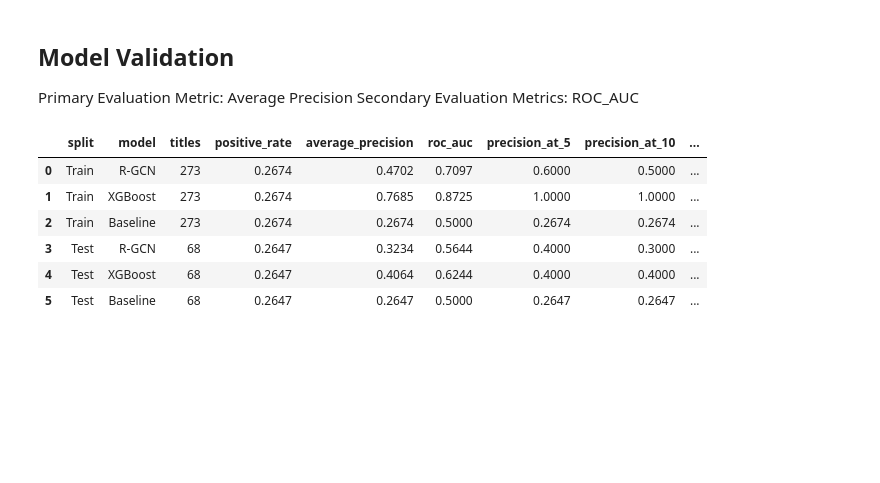
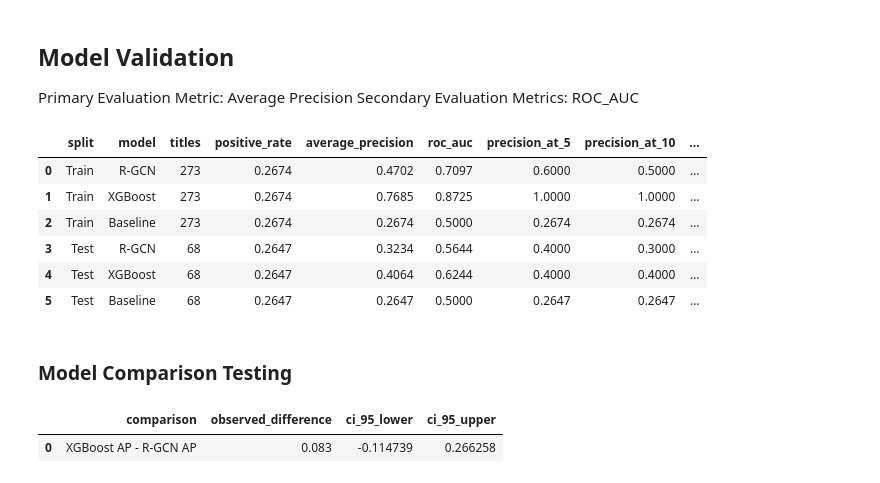
Before and after one commit to bjvvuuren/predict-play, a Jupyter notebook: modelling/SS3_PartB.ipynb, the cells around one changed output. Cells and saved outputs as stored; diff of their text form; code cells hidden in the pictures; blank space fills up the shorter version.

```diff
--- a/modelling/SS3_PartB.ipynb
+++ b/modelling/SS3_PartB.ipynb
@@ -2428,3 +2354,61 @@ display(model_metrics.round(4))
 | 3 | Test | R-GCN | 68 | 0.2647 | 0.3234 | 0.5644 | 0.4000 | 0.3000 | ... |
 | 4 | Test | XGBoost | 68 | 0.2647 | 0.4064 | 0.6244 | 0.4000 | 0.4000 | ... |
 | 5 | Test | Baseline | 68 | 0.2647 | 0.2647 | 0.5000 | 0.2647 | 0.2647 | ... |
+# %% [markdown]
+### Model Comparison Testing
+# %%
+bootstrap_rng = np.random.default_rng(42)
+
+test_target = y[test_index]
+rgcn_test = rgcn_probability[test_index]
+xgb_test = xgb_probability[test_index]
+
+ap_differences = []
+
+for _ in range(1000):
+
+    sample = bootstrap_rng.integers(
+        0,
+        len(test_target),
+        len(test_target)
+    )
+
+    sampled_target = test_target[sample]
+
+    if np.unique(sampled_target).size < 2:
+        continue
+
+    rgcn_ap = average_precision_score(
+        sampled_target,
+        rgcn_test[sample]
+    )
+
+    xgb_ap = average_precision_score(
+        sampled_target,
+        xgb_test[sample]
+    )
+
+    ap_differences.append(xgb_ap - rgcn_ap)
+
+
+ap_difference = (
+    average_precision_score(test_target, xgb_test)
+    - average_precision_score(test_target, rgcn_test)
+)
+
+ci_lower, ci_upper = np.percentile(
+    ap_differences,
+    [2.5, 97.5]
+)
+
+comparison_summary = pd.DataFrame({
+    "comparison": ["XGBoost AP - R-GCN AP"],
+    "observed_difference": [ap_difference],
+    "ci_95_lower": [ci_lower],
+    "ci_95_upper": [ci_upper]
+})
+
+display(comparison_summary)
+# %% [output]
+|  | comparison | observed_difference | ci_95_lower | ci_95_upper |
+| 0 | XGBoost AP - R-GCN AP | 0.083 | -0.114739 | 0.266258 |
```
Also changed, not shown: parts of 12 cells of this notebook.
